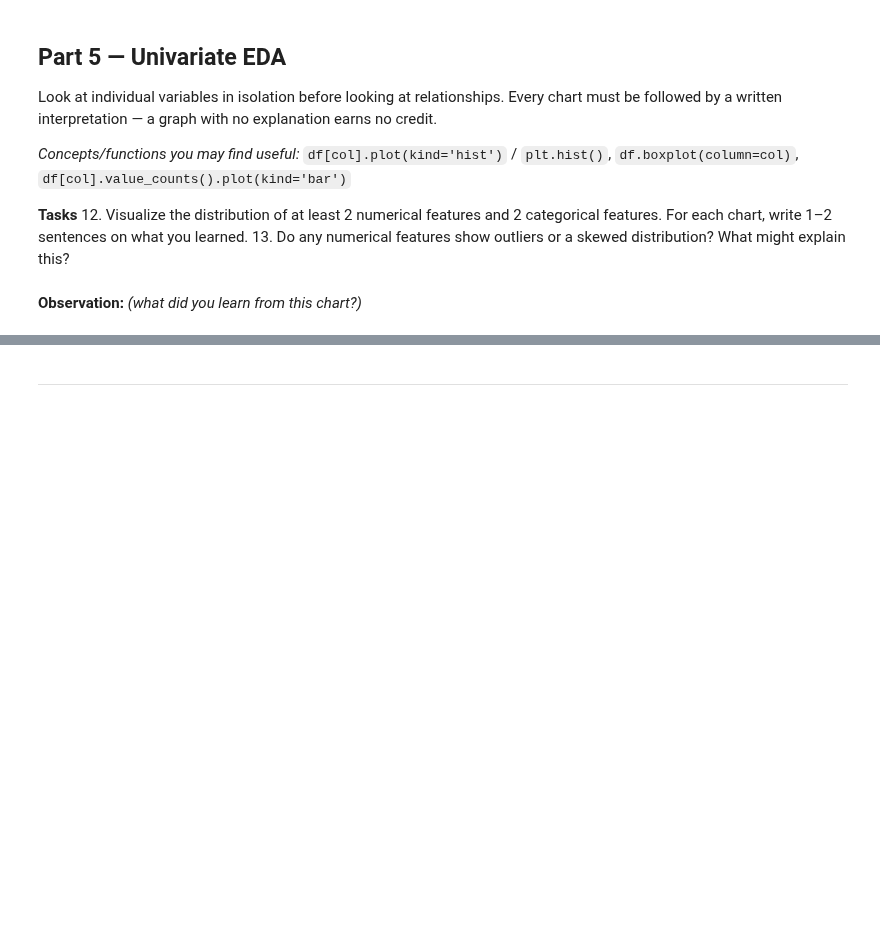
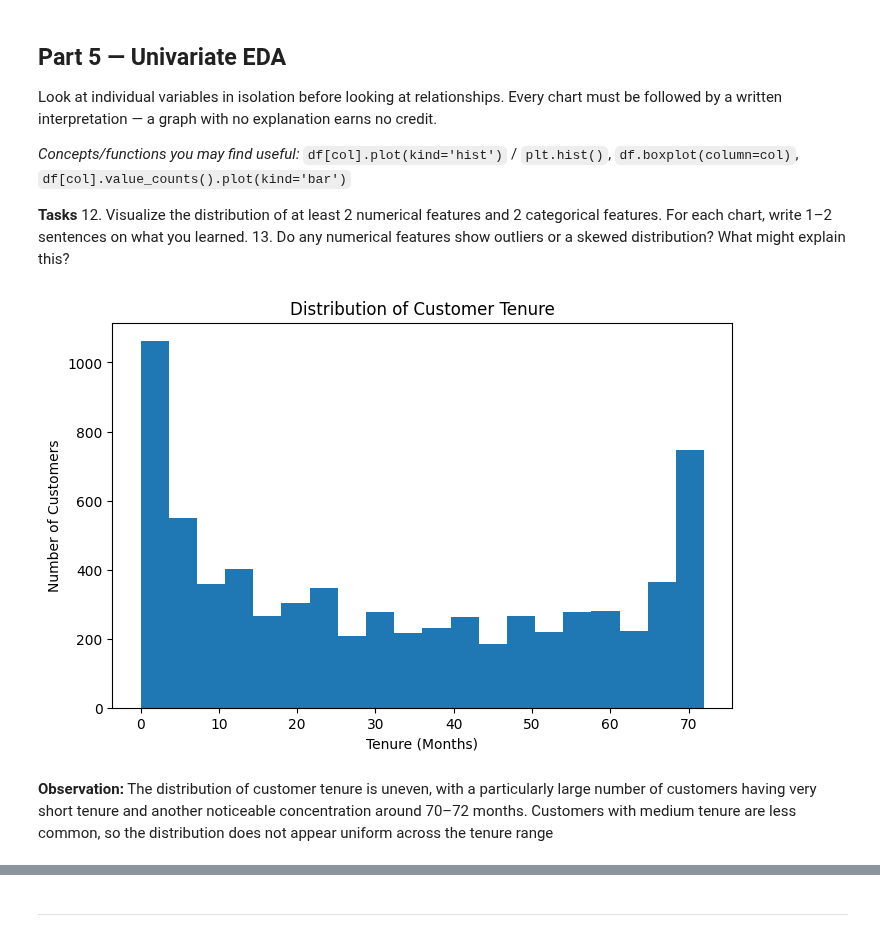
Before and after one commit to Ritika-Lund/Machine-learning-Lab, a Jupyter notebook: Lab2_Data_Cleaning_EDA_Template.ipynb, the cells around one changed output, grey strips where cells are left out. Drawn from its saved outputs; the diff is of its cells as text; code cells hidden in the pictures; blank space fills up the shorter version.

```diff
--- a/Lab2_Data_Cleaning_EDA_Template.ipynb
+++ b/Lab2_Data_Cleaning_EDA_Template.ipynb
@@ -321,7 +321,17 @@ Look at individual variables in isolation before looking at relationships. Every
 13. Do any numerical features show outliers or a skewed distribution? What might explain this?
 # %%
 # Task 12 — numerical feature 1: distribution plot
+plt.figure(figsize=(8, 5))
+
+clean_df['tenure'].plot(kind='hist', bins=20)
+
+plt.title('Distribution of Customer Tenure')
+plt.xlabel('Tenure (Months)')
+plt.ylabel('Number of Customers')
+plt.show()
+# %% [output]
+[figure, added]
 # %% [markdown]
-**Observation:** _(what did you learn from this chart?)_
+**Observation:** The distribution of customer tenure is uneven, with a particularly large number of customers having very short tenure and another noticeable concentration around 70–72 months. Customers with medium tenure are less common, so the distribution does not appear uniform across the tenure range
 # %%
 # Task 12 — numerical feature 2: distribution plot
```
Also changed, not shown: parts of 15 cells of this notebook, 1 other file.
